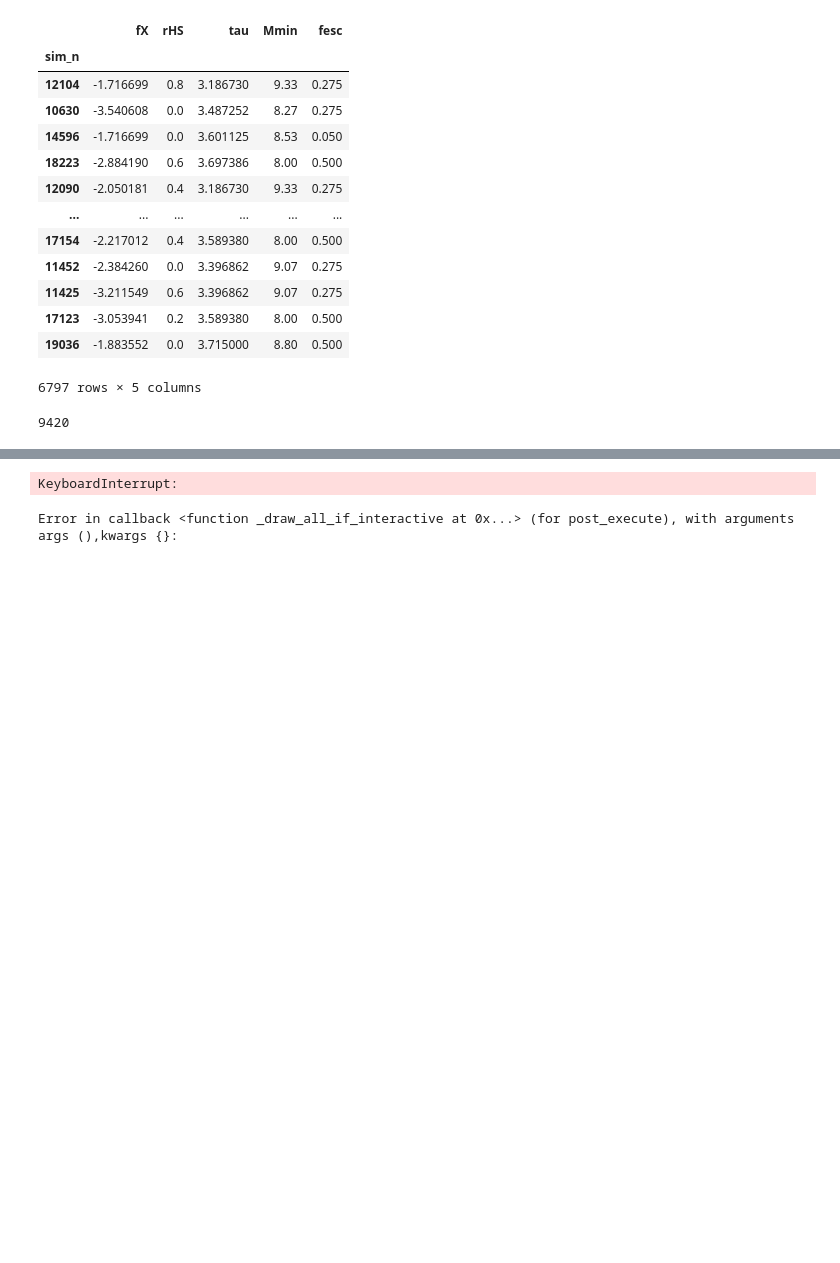
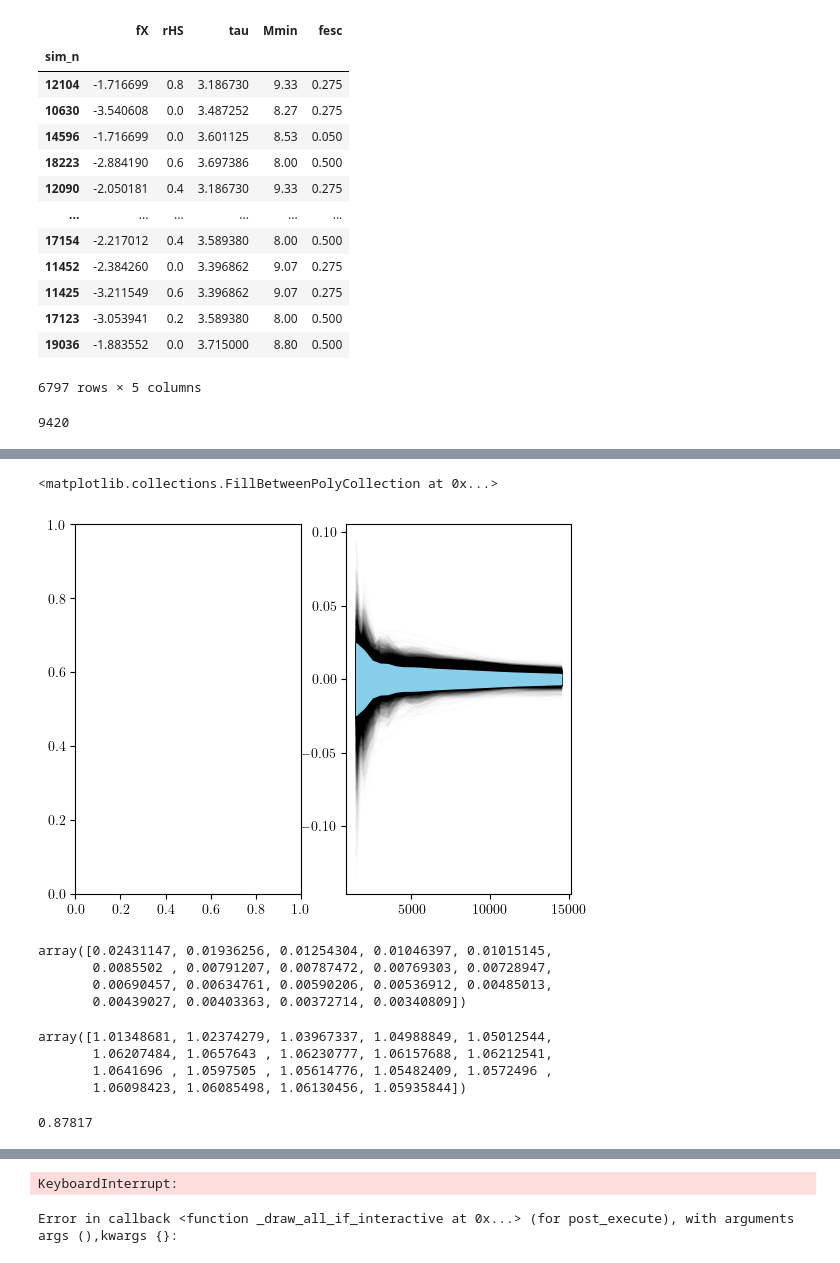
Before and after one commit to lisaleemcb/alfred, a Jupyter notebook: notebooks/paper_plots.ipynb, the cells around one changed output, grey strips where cells are left out. Saved outputs shown, nothing was run; the diff lists cells and outputs as text; code cells hidden in the pictures; blank space fills up the shorter version.

```diff
--- a/notebooks/paper_plots.ipynb
+++ b/notebooks/paper_plots.ipynb
@@ -198,3 +254,51 @@ cmap = plt.get_cmap('viridis_r')
+# %%
+fig, ax = plt.subplots(1,2)
+
+import alfred.utils as utils
+
+    # if lowbias[i]:
+    #     color = 'navy'
+    # elif not lowbias[i]:
+    #     color = 'tomato'
+# l = ax[0].plot(ells[indices], tspecs.T, color='navy', alpha=.1)
+# l = ax[0].plot(ells[indices], especs.T, color='tomato', alpha=.1)
+l = ax[1].plot(ells[indices], (especs - tspecs).T, color='black', alpha=.01, zorder=0)
+
+ax[1].fill_between(ells[indices], -1 * emuerr, emuerr, color='skyblue', alpha=1.0)
+# ax[1].fill_between(ells[indices], -1 * np.std(especs - tspecs, axis=0), np.std(especs - tspecs, axis=0),
+#                     color='red', alpha=0.5)
+# %% [output]
+<matplotlib.collections.FillBetweenPolyCollection at 0x...>
+[figure, added]
+# %%
+emuerr
+# %% [output]
+array([0.02431147, 0.01936256, 0.01254304, 0.01046397, 0.01015145,
+       0.0085502 , 0.00791207, 0.00787472, 0.00769303, 0.00728947,
+       0.00690457, 0.00634761, 0.00590206, 0.00536912, 0.00485013,
+       0.00439027, 0.00403363, 0.00372714, 0.00340809])
+# %%
+emuerr_file = f"{base_dir}/emulators/setrandomseed3/ensemble_error_v5.1.npy"
+
+emuerr = np.load(emuerr_file)
+emuerr / np.std(especs - tspecs, axis=0)
+# %% [output]
+array([1.01348681, 1.02374279, 1.03967337, 1.04988849, 1.05012544,
+       1.06207484, 1.0657643 , 1.06230777, 1.06157688, 1.06212541,
+       1.0641696 , 1.0597505 , 1.05614776, 1.05482409, 1.0572496 ,
+       1.06098423, 1.06085498, 1.06130456, 1.05935844])
+# %%
+for sn in df.index:
+    sim = Cat(sn, skip_early=True,
+            base_dir=base_dir,
+            path_spectra=spectra_path,
+            LoReLi_format=True,
+            verbose=False)
+
+    if sim.xe.max() < .96:
+        print(sim.xe.max())
+# %% [output]
+0.87817
 # %%
 from scipy.interpolate import interp1d
 
```
Also changed, not shown: parts of 11 cells of this notebook, 4 other files.
